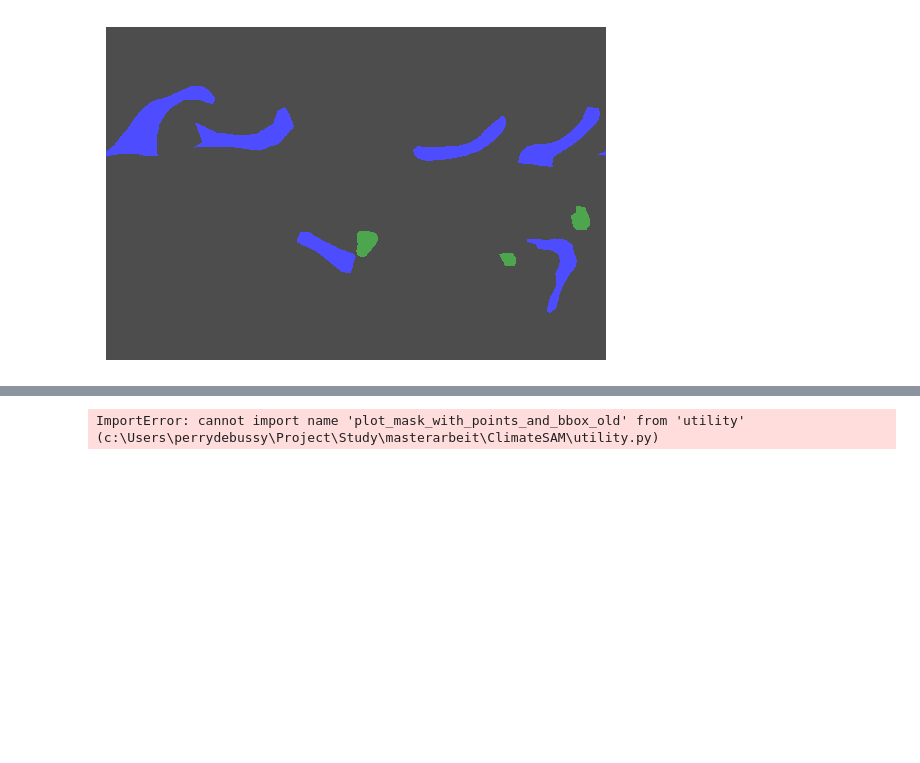
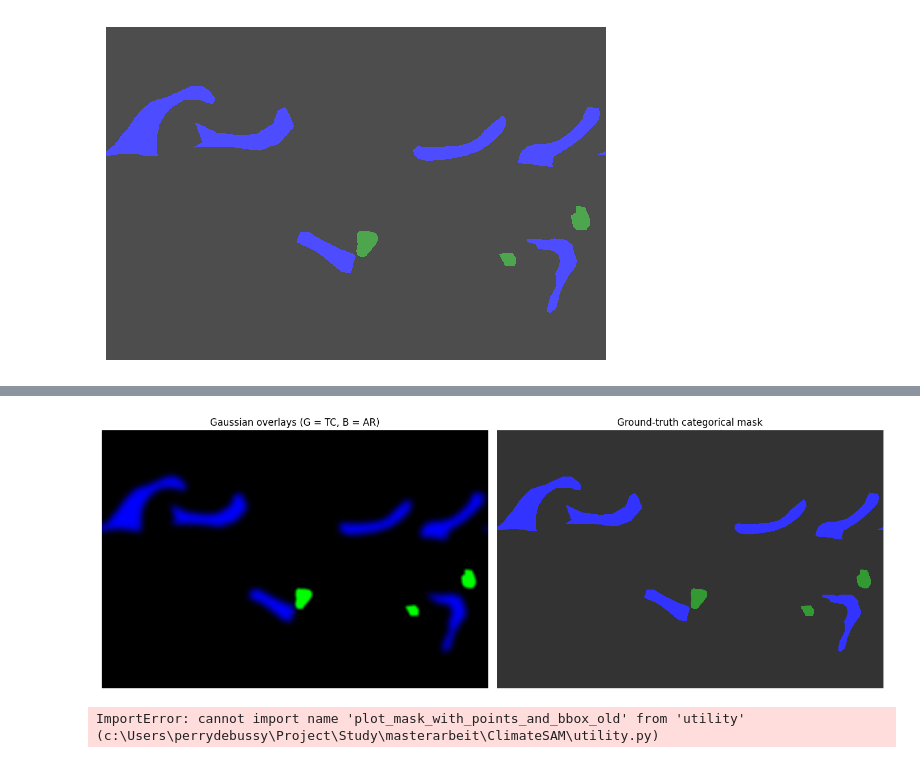
Before and after one commit to thangible/ClimateSAM, a Jupyter notebook: documentation.ipynb, the cells around one changed output, grey strips where cells are left out. Saved outputs shown, nothing was run; the diff lists cells and outputs as text; code cells hidden in the pictures; blank space fills up the shorter version.

```diff
--- a/documentation.ipynb
+++ b/documentation.ipynb
@@ -236,3 +310,53 @@ plt.show()
+# %%
+from matplotlib.colors import ListedColormap, BoundaryNorm
+import matplotlib.pyplot as plt
+import numpy as np
+
+# Build an RGB composite where:
+# - background = black
+# - G channel = TC gaussian (tc_mask_gaussian)
+# - B channel = AR gaussian (ar_mask_gaussian)
+# This shows both blurred maps in one image using black/green/blue as requested.
+
+# Ensure numpy arrays (H, W) float32 in [0,1]
+ar = np.asarray(ar_mask_gaussian, dtype=np.float32)
+tc = np.asarray(tc_mask_gaussian, dtype=np.float32)
+
+# Safety: if arrays have extra dims, squeeze
+if ar.ndim > 2:
+    ar = np.squeeze(ar)
+if tc.ndim > 2:
+    tc = np.squeeze(tc)
+
+ar = np.clip(ar, 0.0, 1.0)
+tc = np.clip(tc, 0.0, 1.0)
+
+# Compose RGB: R=0, G=tc, B=ar
+rgb = np.zeros((ar.shape[0], ar.shape[1], 3), dtype=np.float32)
+rgb[..., 1] = tc  # green channel
+rgb[..., 2] = ar  # blue channel
+rgb = np.clip(rgb, 0.0, 1.0)
+
+# Prepare discrete GT mask plotting (black, green, blue)
+mask = gt_mask.cpu().numpy().astype(int)
+cmap = ListedColormap(['black', 'green', 'blue'])
+norm = BoundaryNorm([-0.5, 0.5, 1.5, 2.5], cmap.N)
+
+# Show side-by-side: left = composite gaussian overlays, right = categorical GT mask
+fig, axs = plt.subplots(1, 2, figsize=(14, 6))
+
+axs[0].imshow(rgb, origin='upper', interpolation='nearest')
+axs[0].set_title('Gaussian overlays (G = TC, B = AR)')
+axs[0].axis('off')
+
+axs[1].imshow(mask, cmap=cmap, norm=norm, interpolation='nearest', alpha=0.8)
+axs[1].set_title('Ground-truth categorical mask')
+axs[1].axis('off')
+
+plt.tight_layout()
+plt.show()
+# %% [output]
+[figure, added]
 # %%
 from utility import plot_mask_with_points_and_bbox_old, plot_mask_with_points_and_bbox
 from IPython.display import display
```
Also changed, not shown: parts of 3 cells of this notebook, 1 other file.
